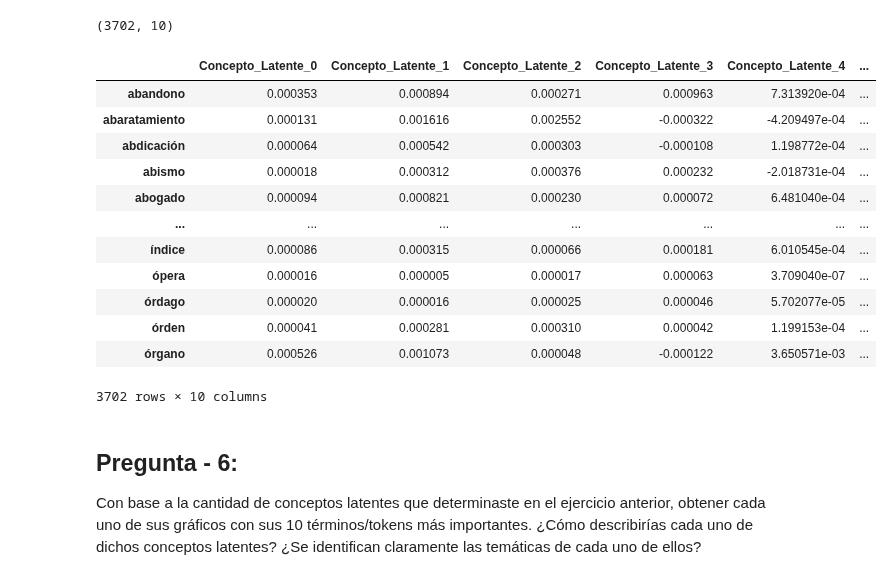
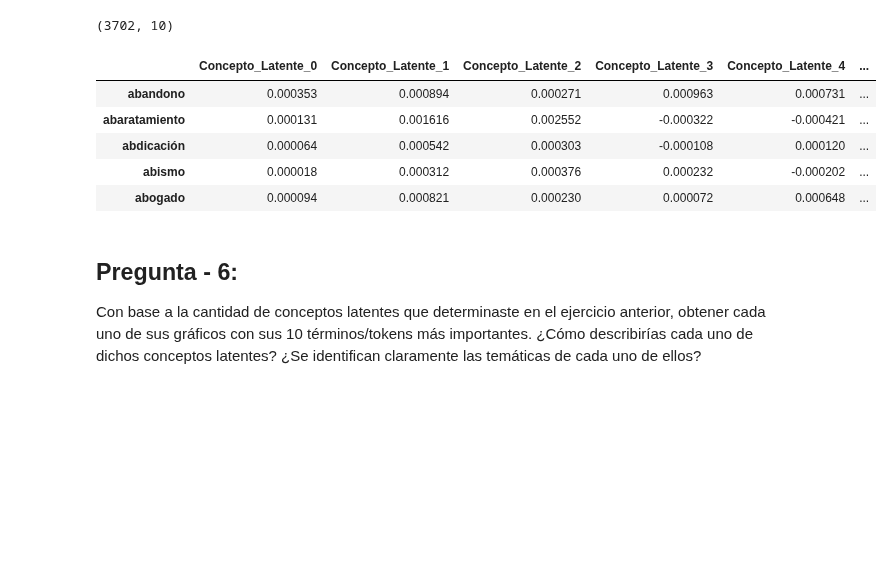
Before and after one commit to a00169781/nlp, a Jupyter notebook: semana6y7/MNA_NLP_semana_6y7_Equipo31.ipynb, the cells around one changed output. Cells and saved outputs as stored; diff of their text form; code cells hidden in the pictures; blank space fills up the shorter version.

```diff
--- a/semana6y7/MNA_NLP_semana_6y7_Equipo31.ipynb
+++ b/semana6y7/MNA_NLP_semana_6y7_Equipo31.ipynb
@@ -162,6 +156,3 @@ lsi_term_topic = V_T
 lsi_term_topic.shape
 # %% [output]
 (3702, 10)
-# %%
-term_names = list(tfidf.get_feature_names_out())
-term_names[1:10]
@@ -184,21 +165,14 @@ term_topic_matrix.shape
 # %% [output]
 (3702, 10)
 # %%
-term_topic_matrix
+term_topic_matrix.head(5)
 # %% [output]
 |  | Concepto_Latente_0 | Concepto_Latente_1 | Concepto_Latente_2 | Concepto_Latente_3 | Concepto_Latente_4 | ... |
-| abandono | 0.000353 | 0.000894 | 0.000271 | 0.000963 | 7.313920e-04 | ... |
-| abaratamiento | 0.000131 | 0.001616 | 0.002552 | -0.000322 | -4.209497e-04 | ... |
-| abdicación | 0.000064 | 0.000542 | 0.000303 | -0.000108 | 1.198772e-04 | ... |
-| abismo | 0.000018 | 0.000312 | 0.000376 | 0.000232 | -2.018731e-04 | ... |
-| abogado | 0.000094 | 0.000821 | 0.000230 | 0.000072 | 6.481040e-04 | ... |
-| ... | ... | ... | ... | ... | ... | ... |
-| índice | 0.000086 | 0.000315 | 0.000066 | 0.000181 | 6.010545e-04 | ... |
-| ópera | 0.000016 | 0.000005 | 0.000017 | 0.000063 | 3.709040e-07 | ... |
-| órdago | 0.000020 | 0.000016 | 0.000025 | 0.000046 | 5.702077e-05 | ... |
-| órden | 0.000041 | 0.000281 | 0.000310 | 0.000042 | 1.199153e-04 | ... |
-| órgano | 0.000526 | 0.001073 | 0.000048 | -0.000122 | 3.650571e-03 | ... |
+| abandono | 0.000353 | 0.000894 | 0.000271 | 0.000963 | 0.000731 | ... |
+| abaratamiento | 0.000131 | 0.001616 | 0.002552 | -0.000322 | -0.000421 | ... |
+| abdicación | 0.000064 | 0.000542 | 0.000303 | -0.000108 | 0.000120 | ... |
+| abismo | 0.000018 | 0.000312 | 0.000376 | 0.000232 | -0.000202 | ... |
+| abogado | 0.000094 | 0.000821 | 0.000230 | 0.000072 | 0.000648 | ... |
-3702 rows × 10 columns
 # %% [markdown]
 ## **Pregunta - 6:**
 Con base a la cantidad de conceptos latentes que determinaste en el ejercicio anterior, obtener cada
```
Also changed, not shown: parts of 14 cells of this notebook.
